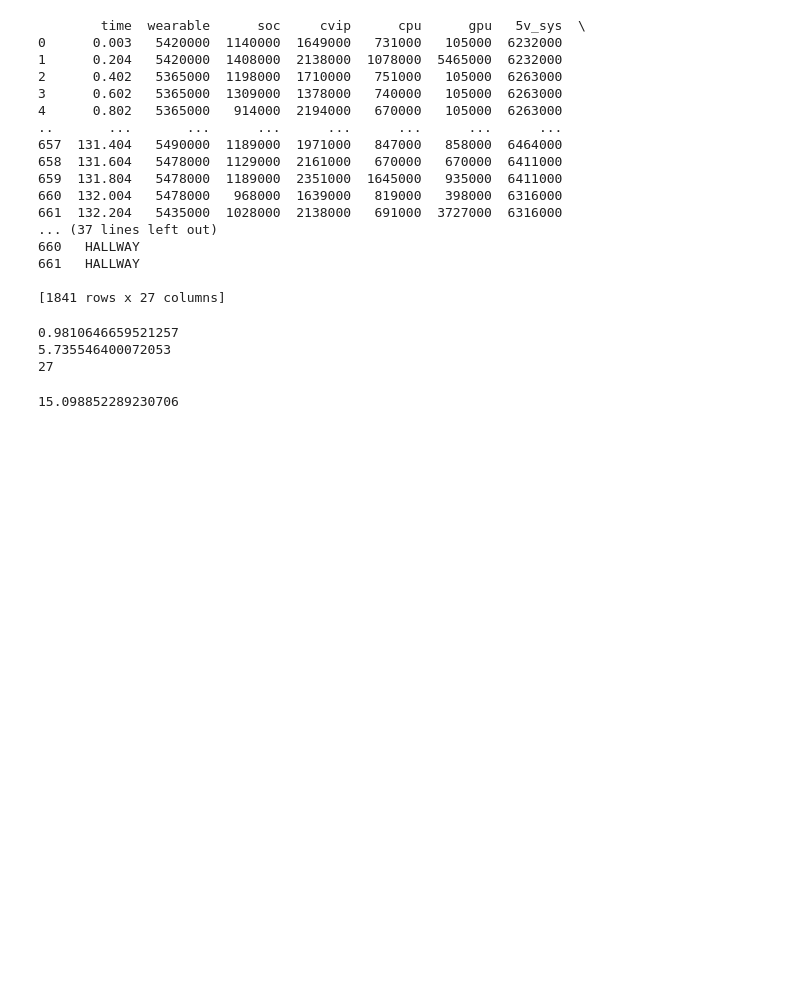
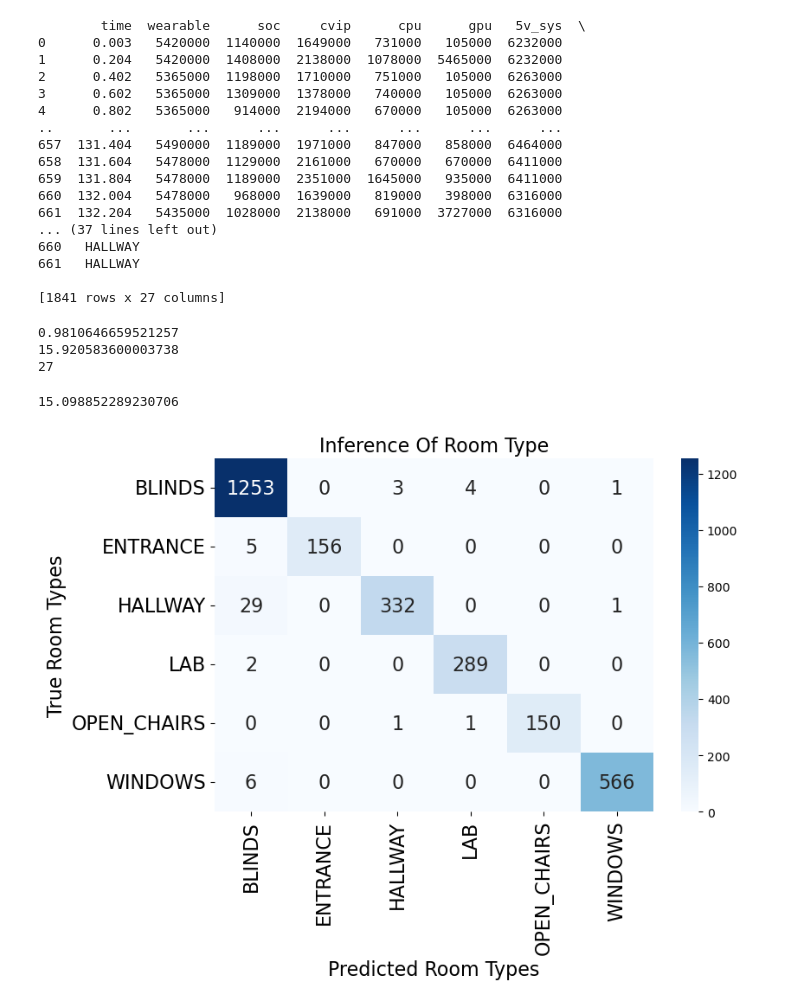
Before and after one commit to jai-sundaram/ar-privacy, a Jupyter notebook: BurgsDevelopment/jsundaram/svm.ipynb, the cells around one changed output. Cells and saved outputs as stored; diff of their text form; code cells hidden in the pictures; blank space fills up the shorter version.

```diff
--- a/BurgsDevelopment/jsundaram/svm.ipynb
+++ b/BurgsDevelopment/jsundaram/svm.ipynb
@@ -137,7 +141,7 @@ X_train = X_train.astype(float)
 X_test = X_test.astype(float)
 X_train.iloc[:,:] = sc.fit_transform(X_train)
 X_test.iloc[:,:] = sc.transform(X_test)
-svm = SVC(decision_function_shape='ovo')
+svm = SVC(decision_function_shape='ovo', probability=True)
 svm.fit(X_train, y_train)
 y_pred = svm.predict(X_test)
 print(accuracy_score(y_test, y_pred))
@@ -146,7 +150,7 @@ print(end-start)
 print(len(all_frames.columns))
 # %% [output]
 0.9810646659521257
-5.735546400072053
+15.920583600003738
 27
 # %%
 arr =signaltonoise(X)
@@ -155,3 +159,22 @@ total = sum(arr)
 print(total/len(arr))
 # %% [output]
 15.098852289230706
+# %%
+labels = le.classes_  # original class labels if you used LabelEncoder
+
+# Generate confusion matrix
+cm = confusion_matrix(y_test, y_pred)
+
+# Plot heatmap
+plt.figure(figsize=(8, 6))
+sns.heatmap(cm, annot=True, fmt='d', cmap='Blues',
+            xticklabels=labels, yticklabels=labels, annot_kws={"size": 16})
+plt.xlabel('Predicted Room Types', fontsize = 16)
+plt.ylabel('True Room Types', fontsize = 16)
+plt.title('Inference Of Room Type', fontsize = 16)
+plt.tight_layout()
+plt.xticks(fontsize=16)
+plt.yticks(fontsize=16)
+plt.show()
+# %% [output]
+[figure, added]
```
Also changed, not shown: parts of 1 cell of this notebook, 2 other files.
